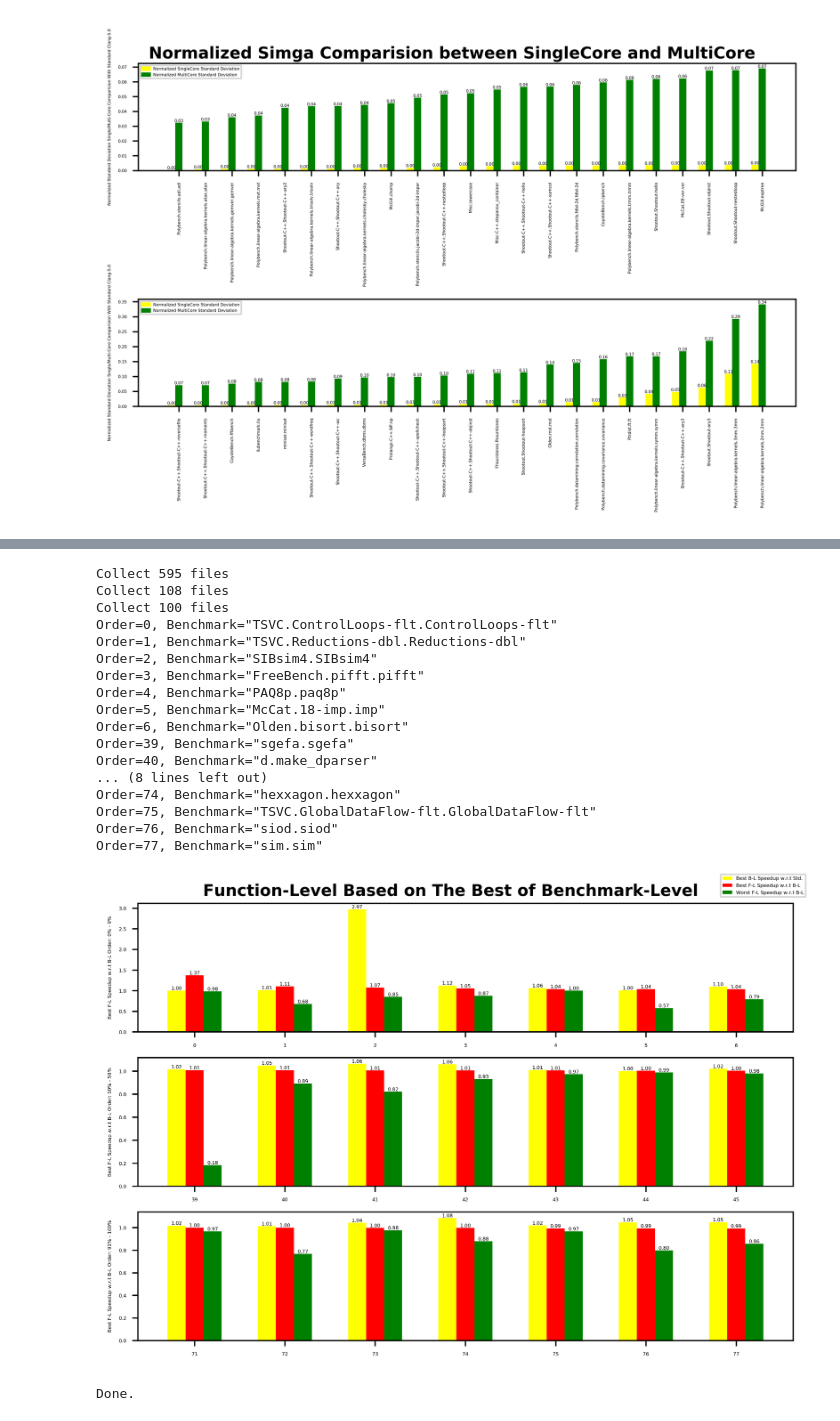
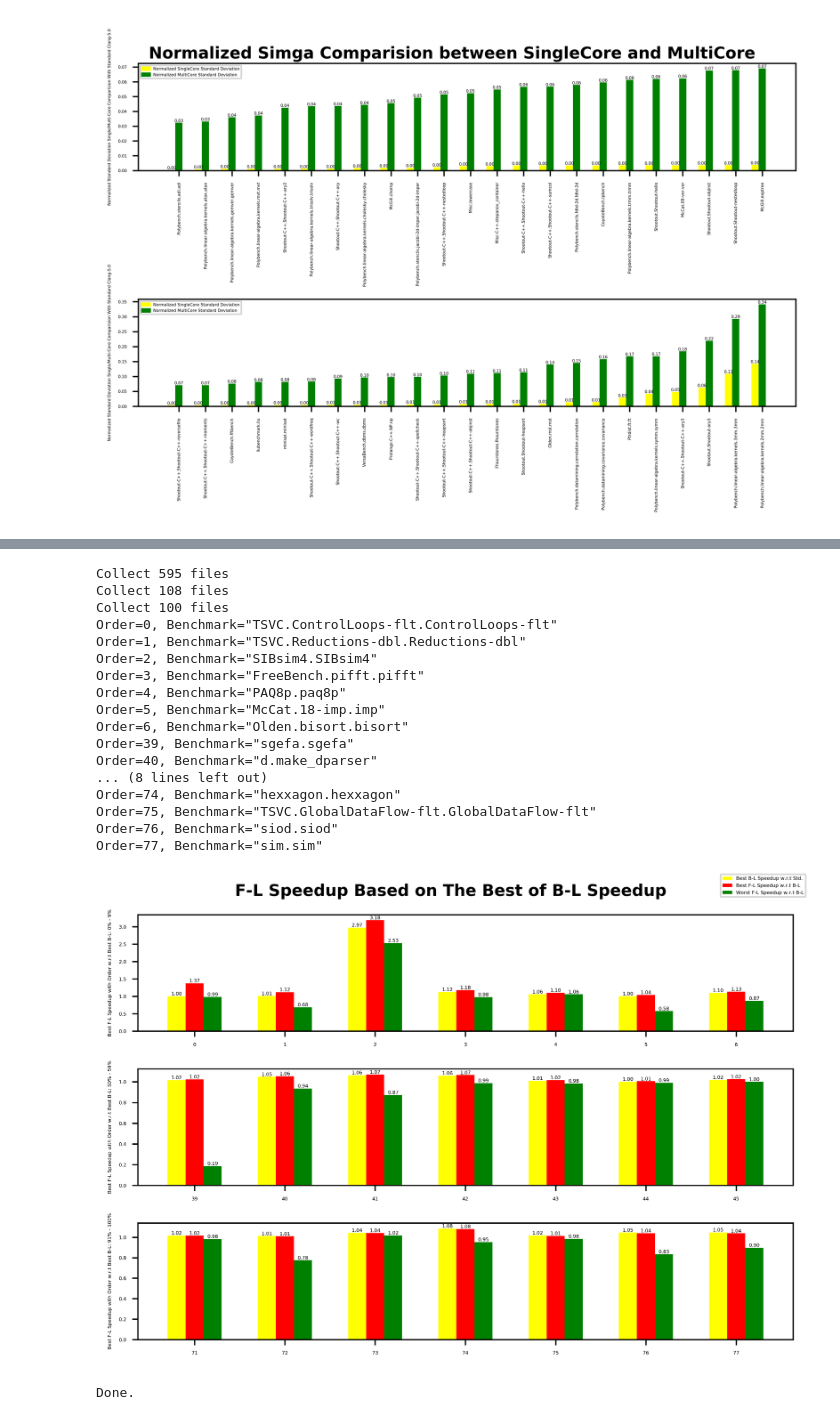
Before and after one commit to JaredCJR/ThesisTools, a Jupyter notebook: RandomSelect/LLVMTestSuiteScript/GraphGen/genGraphAnalysis.ipynb, the cells around one changed output, grey strips where cells are left out. Drawn from its saved outputs; the diff is of its cells as text; code cells hidden in the pictures.

Commit message:
The B-L graph use same speedup base from std-clang

```diff
--- a/RandomSelect/LLVMTestSuiteScript/GraphGen/genGraphAnalysis.ipynb
+++ b/RandomSelect/LLVMTestSuiteScript/GraphGen/genGraphAnalysis.ipynb
@@ -421,14 +421,16 @@ class GraphDrawer:
         benchmarkListOfList = []
         for benchmarkName, benchmarkList in FunctionLevelDict.items():
             '''
-            The input already normalized speedup, not time cost
+            The input already normalized speedup to standard cycles
             '''
             BenchmarkLevelBest = BenchmarkLevelDict[benchmarkName][0]
-            bestVSbest = FunctionLevelDict[benchmarkName][0]/BenchmarkLevelBest
-            worstVSbest = FunctionLevelDict[benchmarkName][1]/BenchmarkLevelBest
-            benchmarkListOfList.append([benchmarkName, BenchmarkLevelBest, bestVSbest, worstVSbest])
+            FLbest = FunctionLevelDict[benchmarkName][0]
+            FLworst = FunctionLevelDict[benchmarkName][1]
+            bestVSbest = FLbest / BenchmarkLevelBest
+            #for sorting
+            benchmarkListOfList.append([benchmarkName, BenchmarkLevelBest, FLbest, FLworst, bestVSbest])
         # Sort from fast to slow with best speedup
-        benchmarkListOfList = sorted(benchmarkListOfList, key=itemgetter(2), reverse=True)
+        benchmarkListOfList = sorted(benchmarkListOfList, key=itemgetter(4), reverse=True)
         '''
         Prepare chart input
         '''
@@ -436,16 +438,19 @@ class GraphDrawer:
         BenchmarkLevelList = []
         NormBestList = []
         NormWorstList = []
+        FLwrtBL = []
         for benchmark in benchmarkListOfList:
             NameList.append(benchmark[0])
             BenchmarkLevelList.append(benchmark[1])
             NormBestList.append(benchmark[2])
             NormWorstList.append(benchmark[3])
+            FLwrtBL.append(benchmark[4])
 
         x = NameList
         y0 = BenchmarkLevelList
         y1 = NormBestList
         y2 = NormWorstList
+        y3 = FLwrtBL
         '''
         Draw two-bar chart
         '''
@@ -457,11 +462,11 @@ class GraphDrawer:
         splitCount = 2
         step = len(x) // splitCount
         patch_BenchmarkLevelSpeedup = mpatches.Patch(color='yellow',
-                                                     label='Best B-L Speedup w.r.t Std.')
+                                                     label='Best B-L Speedup')
         patch_bestSpeedup = mpatches.Patch(color='red',
-                                           label='Best F-L Speedup w.r.t B-L')
+                                           label='Best F-L Speedup')
         patch_worstSpeedup = mpatches.Patch(color='green',
-                                            label='Worst F-L Speedup w.r.t B-L')
+                                            label='Worst F-L Speedup')
         percentage = 0.10
         RealSplitCount = splitCount + 1
         for i in range(RealSplitCount):
@@ -480,17 +485,19 @@ class GraphDrawer:
             y0_sub = y0[indexStart:indexEnd]
             y1_sub = y1[indexStart:indexEnd]
             y2_sub = y2[indexStart:indexEnd]
+            y3_sub = y3[indexStart:indexEnd]
             ax = fig.add_subplot(RealSplitCount, 1 , i+1)
             index = np.arange(len(x_sub))
             rects0 = ax.bar(index, y0_sub, width, color='yellow')
             rects1 = ax.bar(index + 1*width, y1_sub, width, color='red')
             rects2 = ax.bar(index + 2*width, y2_sub, width, color='green')
+            #rectLine = ax.plot(index + 1*width, y3_sub, "kx-")
             y_label_loc = "up"
             self.GraphGenerator_AutoLabel(rects0, ax, y_label_loc)
             self.GraphGenerator_AutoLabel(rects1, ax, y_label_loc)
             self.GraphGenerator_AutoLabel(rects2, ax, y_label_loc)
             XLength = len(x)
-            ax.set_ylabel('Best F-L Speedup w.r.t B-L Order: {}% - {}%'.format(
+            ax.set_ylabel('Best F-L Speedup with Order w.r.t Best B-L: {}% - {}%'.format(
                 round((indexStart/XLength)*100), round((indexEnd/XLength)*100)))
             ax.set_xticks(index + width)
             ax.set_xticklabels(x_sub, rotation=0)
@@ -637,6 +644,16 @@ if __name__ == '__main__':
     RandomNormalizedBestWorstAndPassSetDict = benchmarks.genNormalizedBestWorstAndPassSetDict(
         RandomBestWorstAndPassSetDict, StdMeanAndSigmaDict)
     '''
+    Get the average best passes count
+    '''
+    Avg = 0
+    Count = 0
+    for benchmark, benchmarkInfo in RandomNormalizedBestWorstAndPassSetDict.items():
+        Avg += len(benchmarkInfo[2].split())
+        Count += 1
+    Avg = Avg // Count
+    print("Average best passes count is {}\n".format(Avg))
+    '''
     For Function-Level as input
     '''
     # Already done as "BenchmarkLevel-BestSpeedupWithPassSet-GraphRecord"
@@ -711,33 +728,33 @@ if __name__ == '__main__':
     NormalizedFunctionLevelBestWorstAndPassSetDict = benchmarks.genNormalizedBestWorstAndPassSetDict(
         FunctionLevelBestWorstAndPassSetDict, StdMeanAndSigmaDict)
     NormalizedBenchmarkLevelBestWorstAndPassSetDict = benchmarks.genNormalizedBestWorstAndPassSetDict(
         BenchmarkLevelBestWorstAndPassSetDict, StdMeanAndSigmaDict)
     '''
     Draw the bar chart
     '''
     drawer = GraphDrawer()
     drawer.DrawFunctionLevelWithBenchmarkLevelCmp(NormalizedBenchmarkLevelBestWorstAndPassSetDict,
                                                   NormalizedFunctionLevelBestWorstAndPassSetDict,
-                                           "Function-Level Based on The Best of Benchmark-Level")
+                                           "F-L Speedup Based on The Best of B-L Speedup")
 
     print("Done.")
 # %% [output]
 Collect 595 files
 Collect 108 files
 Collect 100 files
 Order=0, Benchmark="TSVC.ControlLoops-flt.ControlLoops-flt"
 Order=1, Benchmark="TSVC.Reductions-dbl.Reductions-dbl"
 Order=2, Benchmark="SIBsim4.SIBsim4"
 Order=3, Benchmark="FreeBench.pifft.pifft"
 Order=4, Benchmark="PAQ8p.paq8p"
 Order=5, Benchmark="McCat.18-imp.imp"
 Order=6, Benchmark="Olden.bisort.bisort"
 Order=39, Benchmark="sgefa.sgefa"
 Order=40, Benchmark="d.make_dparser"
 ... (8 lines left out)
 Order=74, Benchmark="hexxagon.hexxagon"
 Order=75, Benchmark="TSVC.GlobalDataFlow-flt.GlobalDataFlow-flt"
 Order=76, Benchmark="siod.siod"
 Order=77, Benchmark="sim.sim"
-[figure, old version]
+[figure, new version]
 Done.
```
Also changed, not shown: parts of 1 cell of this notebook.
